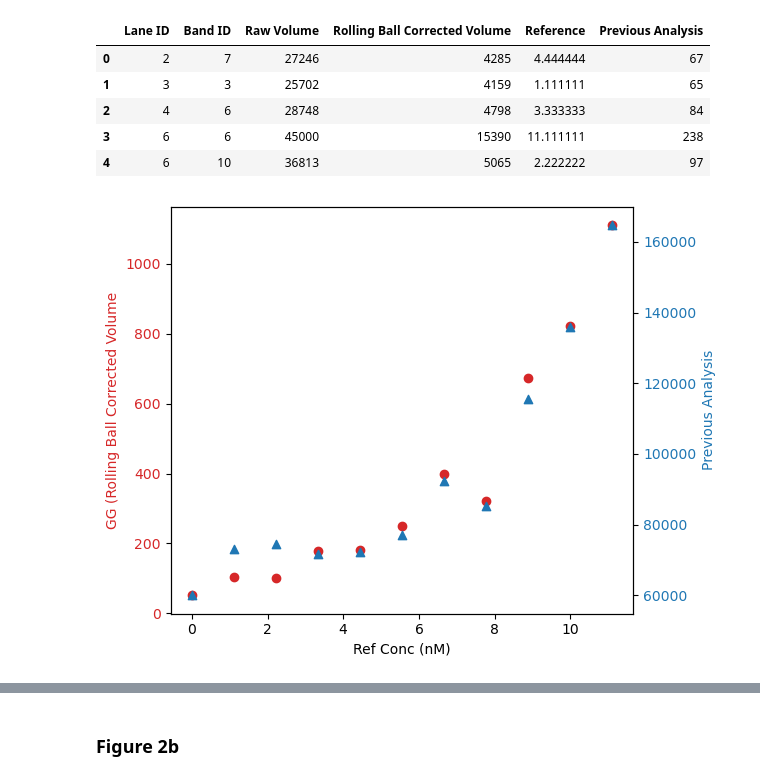
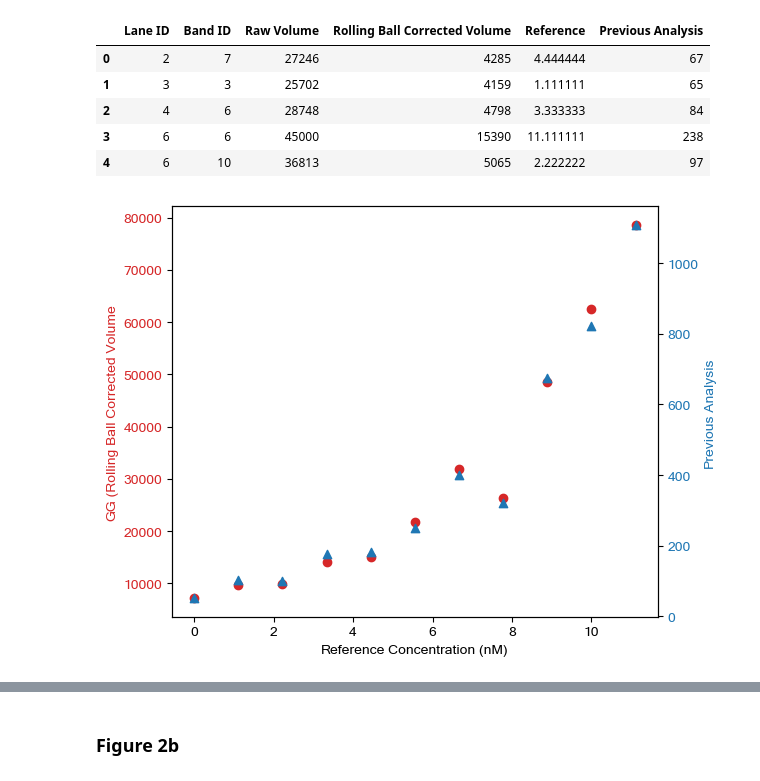
Before and after one commit to mattaq31/GelGenie, a Jupyter notebook: python-gelgenie/statistical_analysis/Paper Comparison Analysis.ipynb, the cells around one changed output, grey strips where cells are left out. Cells and saved outputs as stored; diff of their text form; code cells hidden in the pictures.

```diff
--- a/python-gelgenie/statistical_analysis/Paper Comparison Analysis.ipynb
+++ b/python-gelgenie/statistical_analysis/Paper Comparison Analysis.ipynb
@@ -14,7 +14,7 @@ import pickle
 import math
 from scipy.stats import linregress
 import pingouin
-#plt.rcParams.update({'font.sans-serif':'Helvetica'})  # consistent figure formatting
+plt.rcParams.update({'font.sans-serif':'Microsoft Sans Serif'})  # consistent figure formatting
 # %%
 fig2a_df = pd.read_csv('../../../paper_data_analysis/matthew_multiplexed_paper/GelGenie Analysis/fig_2_A_band_data.csv')
 fig2b_df = pd.read_csv('../../../paper_data_analysis/matthew_multiplexed_paper/GelGenie Analysis/fig_2_B_band_data.csv')
@@ -84,25 +84,25 @@ figs1A_df.head()
 # %%
 # plot to compare GG Rolling Ball Corrected Volume and Previous Paper Analysis
 
 fig, ax1 = plt.subplots()
 
 color = 'tab:red'
-ax1.set_xlabel('Ref Conc (nM)')
+ax1.set_xlabel('Reference Concentration (nM)')
 ax1.set_ylabel('GG (Rolling Ball Corrected Volume', color=color)
-ax1.scatter(fig2a_df['Reference'], fig2a_df['Previous Analysis'], color=color)
+ax1.scatter(fig2a_df['Reference'], fig2a_df['Rolling Ball Corrected Volume'], color=color)
 ax1.tick_params(axis='y', labelcolor=color)
 
 ax2 = ax1.twinx()  # instantiate a second Axes that shares the same x-axis
 
 color = 'tab:blue'
 ax2.set_ylabel('Previous Analysis', color=color)  # we already handled the x-label with ax1
-ax2.scatter(fig2a_df['Reference'], fig2a_df['Raw Volume'], color=color, marker='^') # changed marker for accessibility
+ax2.scatter(fig2a_df['Reference'], fig2a_df['Previous Analysis'], color=color, marker='^') # changed marker for accessibility
 ax2.tick_params(axis='y', labelcolor=color)
 
 fig.tight_layout()  # otherwise the right y-label is slightly clipped
 plt.show()
 # %% [output]
-[figure, old version]
+[figure, new version]
 # %%
 # normalise rolling ball corrected volume and previous analysis for comparison
 
```
Also changed, not shown: parts of 15 cells of this notebook.
